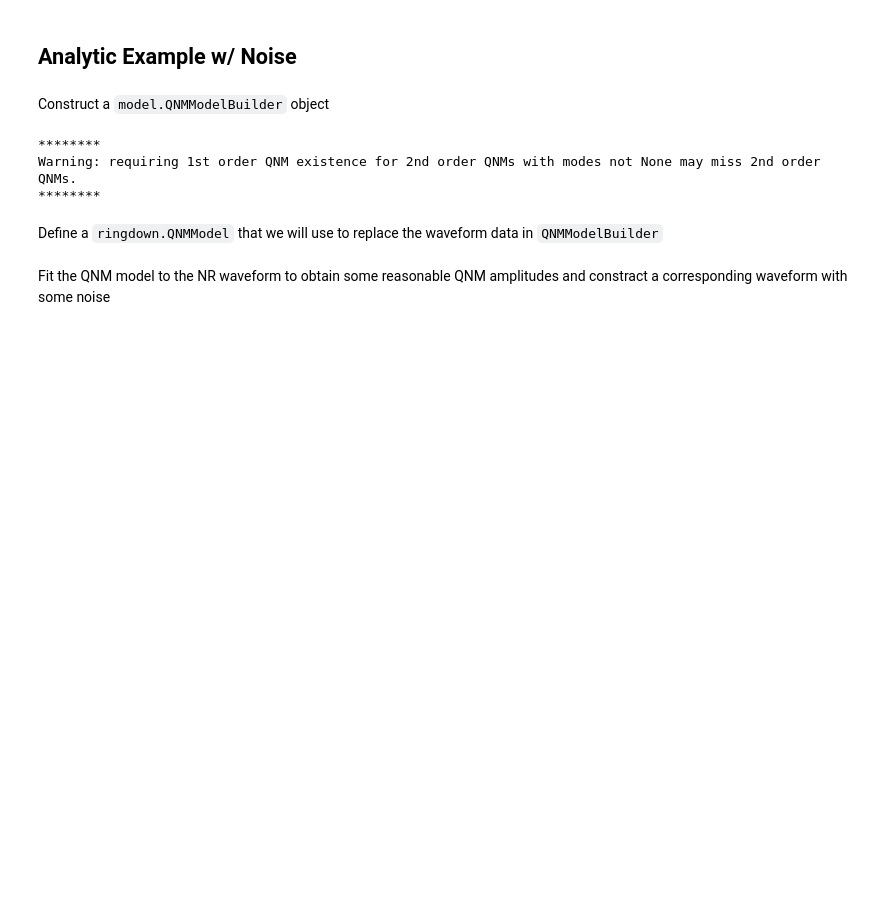
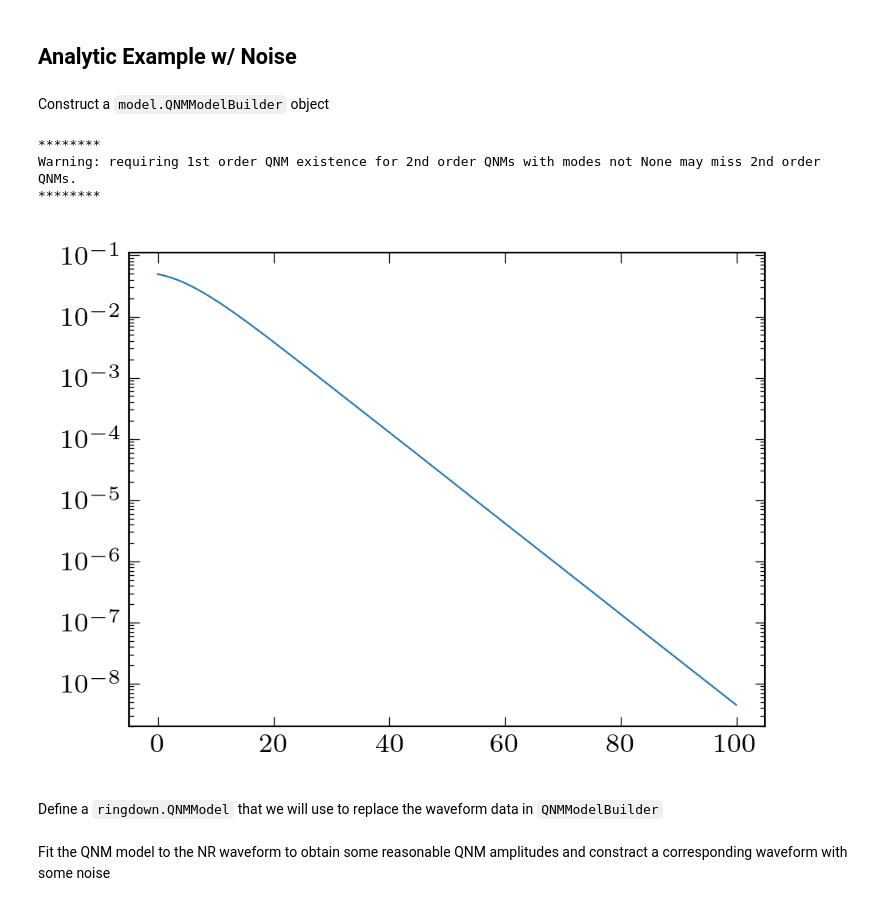
Before and after one commit to keefemitman/qnmfinder, a Jupyter notebook: docs/examples/example.ipynb, the cells around one changed output. Saved outputs shown, nothing was run; the diff lists cells and outputs as text; code cells hidden in the pictures; blank space fills up the shorter version.

```diff
--- a/docs/examples/example.ipynb
+++ b/docs/examples/example.ipynb
@@ -56,6 +56,11 @@ QNM_model_builder = model.QNMModelBuilder(
 ********
 Warning: requiring 1st order QNM existence for 2nd order QNMs with modes not None may miss 2nd order QNMs.
 ********
+# %%
+plt.plot(QNM_model_builder.h_NR_fit.t, QNM_model_builder.h_NR_fit.norm())
+plt.yscale('log')
+# %% [output]
+[figure, added]
 # %% [markdown]
 Define a `ringdown.QNMModel` that we will use to replace the waveform data in `QNMModelBuilder`
 # %%
```
Also changed, not shown: parts of 26 cells of this notebook, 4 other files.
